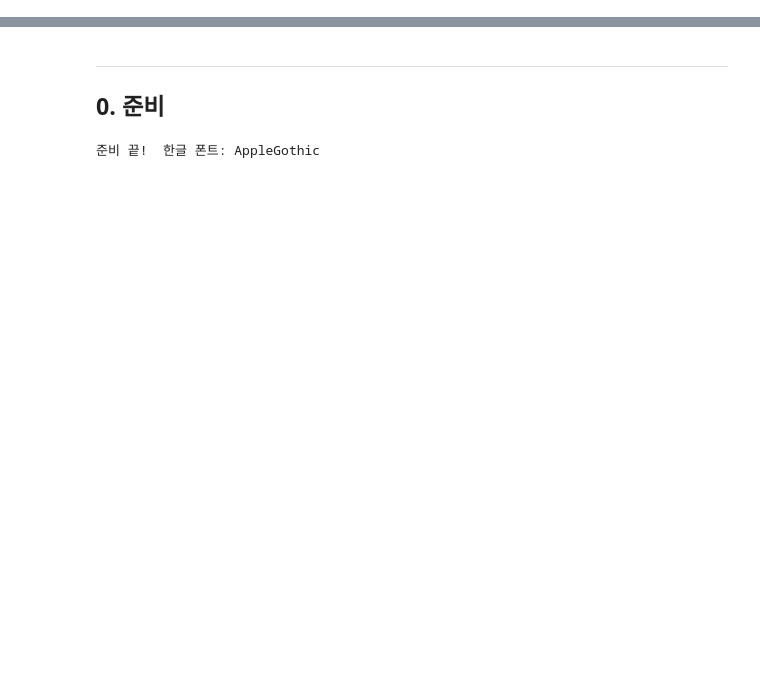
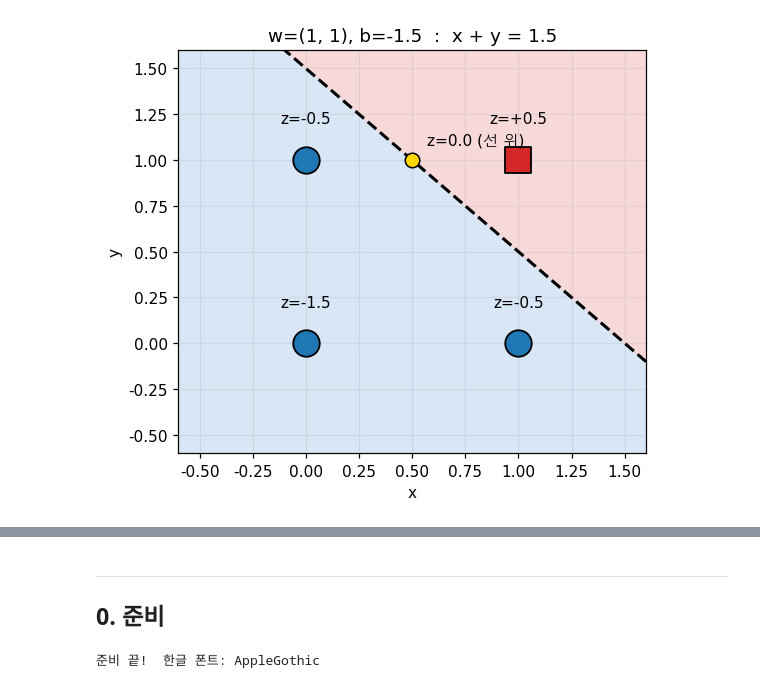
Before and after one commit to gyulrangdev/study-gyul, a Jupyter notebook: ai/ai-engineering-from-scratch-study/phase3/01-the-perceptron.ipynb, the cells around one changed output, grey strips where cells are left out. Cells and saved outputs as stored; diff of their text form; code cells hidden in the pictures; blank space fills up the shorter version.

```diff
--- a/ai/ai-engineering-from-scratch-study/phase3/01-the-perceptron.ipynb
+++ b/ai/ai-engineering-from-scratch-study/phase3/01-the-perceptron.ipynb
@@ -117,0 +170,10 @@ Phase 2 에서는 **이미 만들어진 모델들**을 썼습니다.
+# %%
+# ✨ 추가 — 점이 선의 위쪽인지 아래쪽인지 부호로 가릅니다
+w1, w2, b = 1.0, 1.0, -1.5          # 선: x + y = 1.5
+
+for x, y in [(0, 0), (0, 1), (1, 0), (1, 1)]:
+    z = w1 * x + w2 * y + b
+    쪽 = "위쪽  → 1" if z >= 0 else "아래쪽 → 0"
+    print(f"({x}, {y})   z = {z:+.1f}   {쪽}")
+
+print("\n선 위의 점 (0.5, 1.0) 의 z =", w1 * 0.5 + w2 * 1.0 + b)
@@ -117,0 +199,37 @@ Phase 2 에서는 **이미 만들어진 모델들**을 썼습니다.
+# %%
+# ✨ 추가 — 0-2 의 네 점과 선을 그림으로 봅니다
+import numpy as np
+import matplotlib.pyplot as plt
+
+w1, w2, b = 1.0, 1.0, -1.5          # 위 셀과 같은 선: x + y = 1.5
+점들 = [(0, 0), (0, 1), (1, 0), (1, 1)]
+
+그림, 축 = plt.subplots(figsize=(5.2, 4.6))
+
+# 배경을 z 의 부호로 칠합니다: 위쪽(z>=0)은 연한 빨강, 아래쪽(z<0)은 연한 파랑
+gx, gy = np.meshgrid(np.linspace(-0.6, 1.6, 200), np.linspace(-0.6, 1.6, 200))
+축.contourf(gx, gy, w1 * gx + w2 * gy + b, levels=[-9, 0, 9],
+           colors=["#cfe0f3", "#f6d0d0"], alpha=0.8)
+
+# z = 0 인 점들이 선입니다
+xs = np.linspace(-0.6, 1.6, 100)
+축.plot(xs, -(w1 * xs + b) / w2, "k--", lw=2)
+
+for x, y in 점들:
+    z = w1 * x + w2 * y + b
+    켜짐 = z >= 0
+    축.scatter(x, y, s=300, zorder=3, c="#d62728" if 켜짐 else "#1f77b4",
+              marker="s" if 켜짐 else "o", edgecolors="k", linewidths=1.2)
+    축.annotate(f"z={z:+.1f}", (x, y), xytext=(0, 24), textcoords="offset points",
+               ha="center", fontsize=10)
+
+축.scatter(0.5, 1.0, s=90, zorder=4, c="gold", edgecolors="k")   # 선 위의 점
+축.annotate("z=0.0 (선 위)", (0.5, 1.0), xytext=(10, 10), textcoords="offset points", fontsize=10)
+
+축.set_xlim(-0.6, 1.6); 축.set_ylim(-0.6, 1.6)
+축.set_xlabel("x"); 축.set_ylabel("y"); 축.grid(alpha=0.25)
+축.set_title("w=(1, 1), b=-1.5  :  x + y = 1.5")
+plt.tight_layout()
+plt.show()
+# %% [output]
+[figure, added]
```
Also changed, not shown: parts of 35 cells of this notebook, 2 other files.
